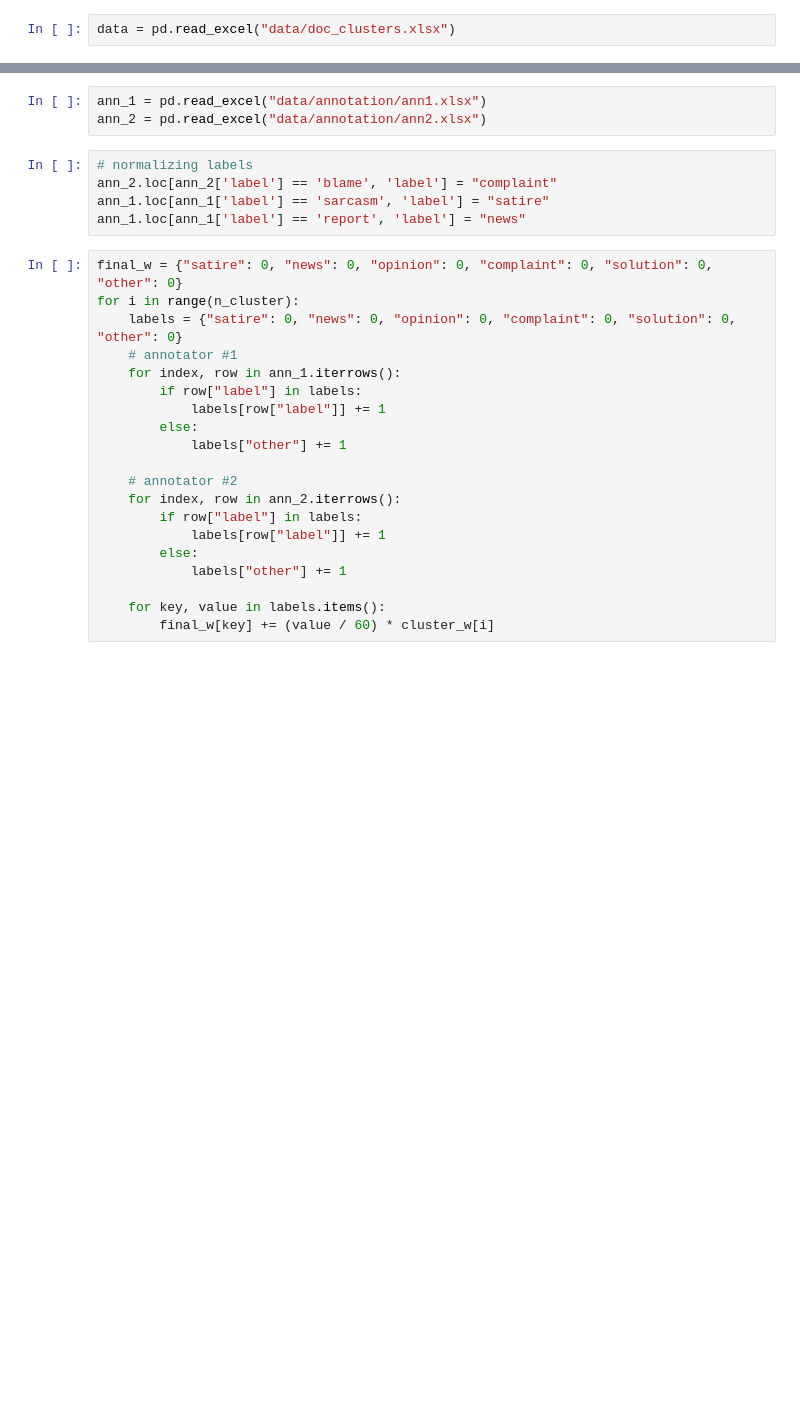
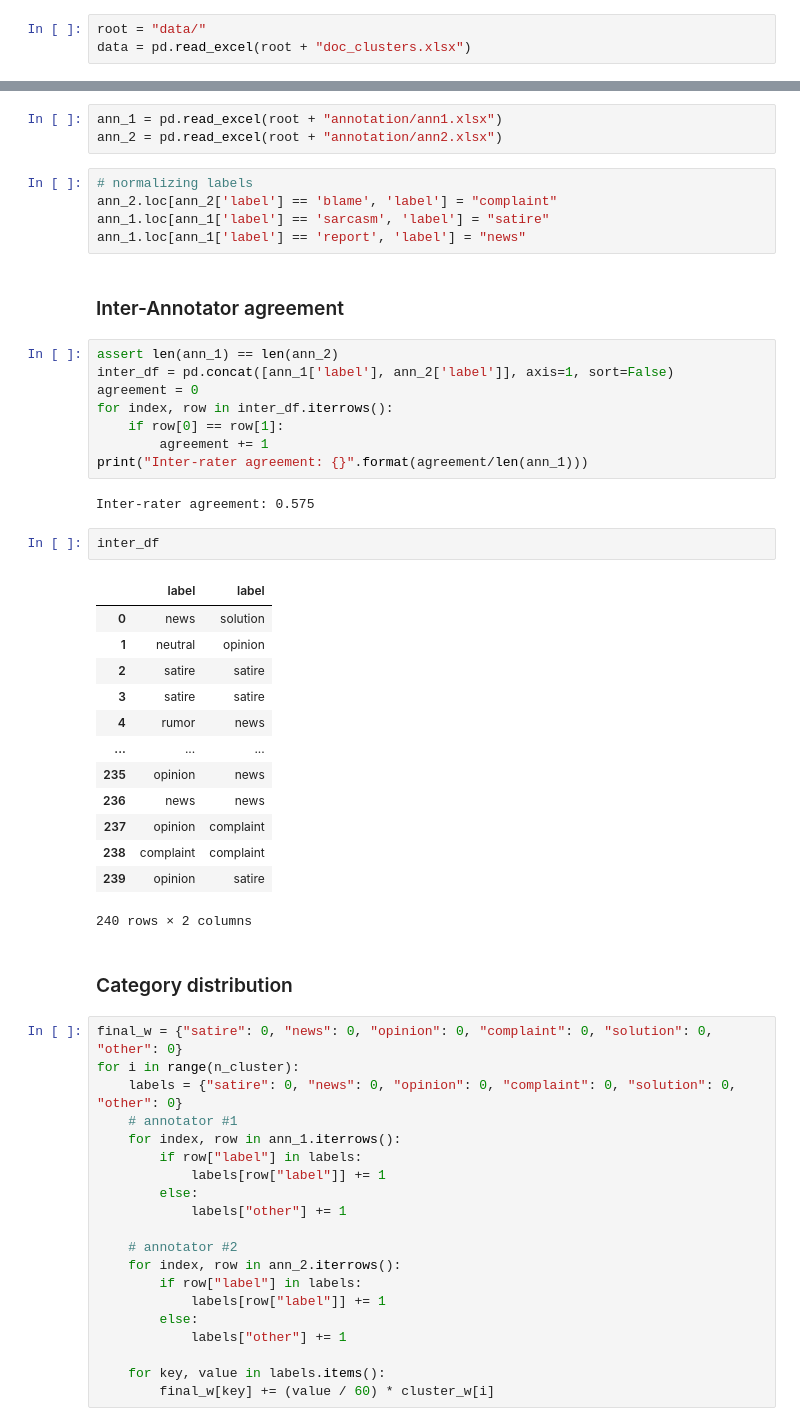
Before and after one commit to phosseini/COVID19-fa, a Jupyter notebook: content_analysis.ipynb, the cells around one changed output, grey strips where cells are left out. Saved outputs shown, nothing was run; the diff lists cells and outputs as text; blank space fills up the shorter version.

```diff
--- a/content_analysis.ipynb
+++ b/content_analysis.ipynb
@@ -4,7 +4,8 @@ In this notebook, we process the annotations of sampled tweets to find the distr
 # %%
 import pandas as pd
 # %%
-data = pd.read_excel("data/doc_clusters.xlsx")
+root = "data/"
+data = pd.read_excel(root + "doc_clusters.xlsx")
 # %%
 n_cluster = len(data.cluster.value_counts())
 cluster_w = {}
@@ -14,13 +15,43 @@ print(cluster_w)
 # %% [output]
 {4: 0.46084803466419066, 7: 0.15183269222266438, 2: 0.09875315028518371, 6: 0.08776583985497635, 3: 0.08734580183048149, 1: 0.0387098200468674, 5: 0.037936065791219, 0: 0.03680859530441703}
 # %%
-ann_1 = pd.read_excel("data/annotation/ann1.xlsx")
-ann_2 = pd.read_excel("data/annotation/ann2.xlsx")
+ann_1 = pd.read_excel(root + "annotation/ann1.xlsx")
+ann_2 = pd.read_excel(root + "annotation/ann2.xlsx")
 # %%
 # normalizing labels
 ann_2.loc[ann_2['label'] == 'blame', 'label'] = "complaint"
 ann_1.loc[ann_1['label'] == 'sarcasm', 'label'] = "satire"
 ann_1.loc[ann_1['label'] == 'report', 'label'] = "news"
+# %% [markdown]
+### Inter-Annotator agreement
+# %%
+assert len(ann_1) == len(ann_2)
+inter_df = pd.concat([ann_1['label'], ann_2['label']], axis=1, sort=False)
+agreement = 0
+for index, row in inter_df.iterrows():
+    if row[0] == row[1]:
+        agreement += 1
+print("Inter-rater agreement: {}".format(agreement/len(ann_1)))
+# %% [output]
+Inter-rater agreement: 0.575
+# %%
+inter_df
+# %% [output]
+|  | label | label |
+| 0 | news | solution |
+| 1 | neutral | opinion |
+| 2 | satire | satire |
+| 3 | satire | satire |
+| 4 | rumor | news |
+| ... | ... | ... |
+| 235 | opinion | news |
+| 236 | news | news |
+| 237 | opinion | complaint |
+| 238 | complaint | complaint |
+| 239 | opinion | satire |
+240 rows × 2 columns
+# %% [markdown]
+### Category distribution
 # %%
 final_w = {"satire": 0, "news": 0, "opinion": 0, "complaint": 0, "solution": 0, "other": 0}
 for i in range(n_cluster):
```
Also changed, not shown: 7 other files.
